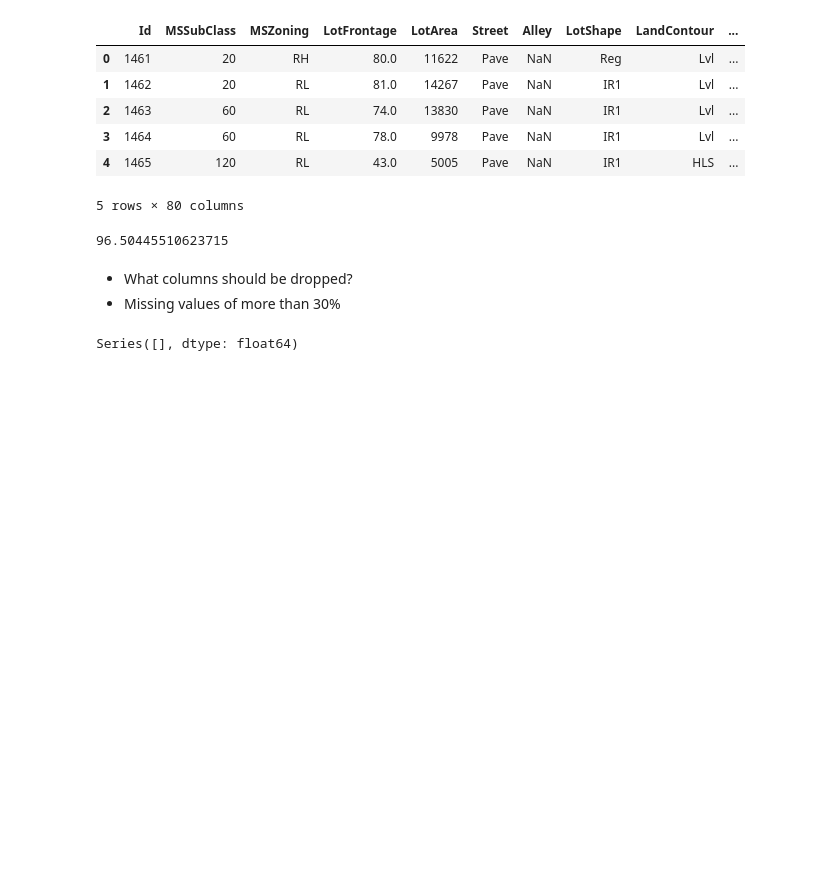
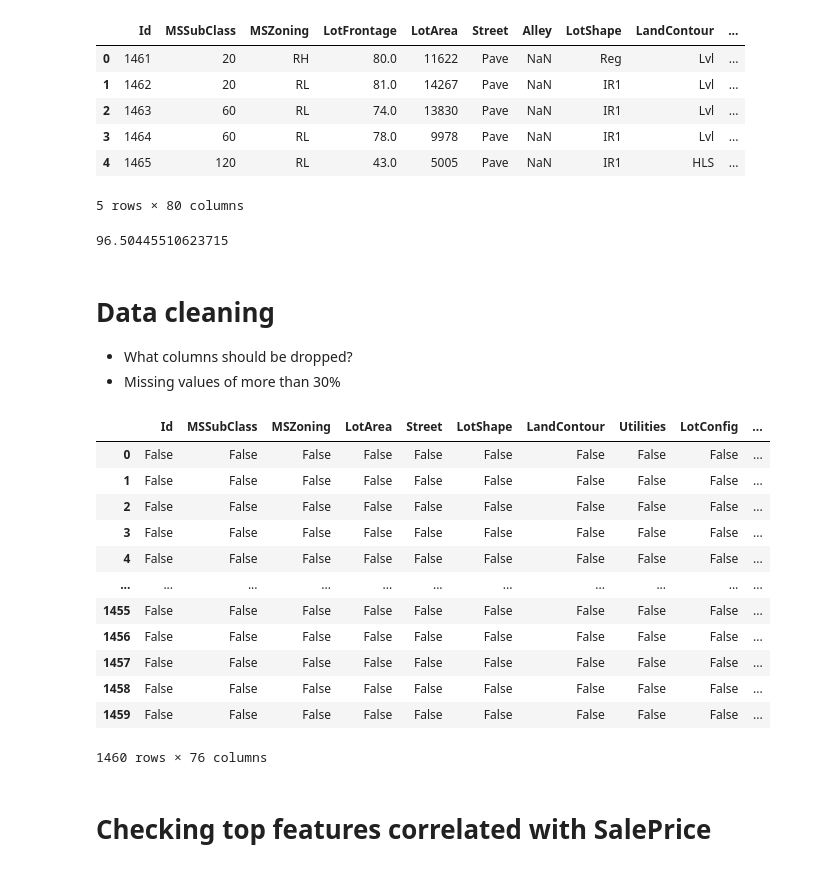
Before and after one commit to Angela-Mukulu-Mwanzia/Phase_3_House-Prices_Feature_engineering, a Jupyter notebook: Notebook/Angela.ipynb, the cells around one changed output. Drawn from its saved outputs; the diff is of its cells as text; code cells hidden in the pictures; blank space fills up the shorter version.

```diff
--- a/Notebook/Angela.ipynb
+++ b/Notebook/Angela.ipynb
@@ -68,12 +67,27 @@ df_test.head()
 # %% [output]
 96.50445510623715
 # %% [markdown]
+# Data cleaning
 - What columns should be dropped?
 - Missing values of more than 30%
 # %%
-df_train_cl = df_train[['Alley','PoolQC','Fence','MiscFeature']].dropna(axis=1)
-df_test_cl = df_test[['Alley','PoolQC','Fence','MiscFeature']].dropna(axis=1)
+df_train_cl = df_train.drop(columns=['LotFrontage','Alley', 'PoolQC', 'Fence', 'MiscFeature'])
+df_test_cl = df_test.drop(columns=['LotFrontage','Alley', 'PoolQC', 'Fence', 'MiscFeature'])
-# %%
-df_test_cl.isna().sum()
-# %% [output]
-Series([], dtype: float64)
+# %%
+df_train_cl.isna()
+# %% [output]
+|  | Id | MSSubClass | MSZoning | LotArea | Street | LotShape | LandContour | Utilities | LotConfig | ... |
+| 0 | False | False | False | False | False | False | False | False | False | ... |
+| 1 | False | False | False | False | False | False | False | False | False | ... |
+| 2 | False | False | False | False | False | False | False | False | False | ... |
+| 3 | False | False | False | False | False | False | False | False | False | ... |
+| 4 | False | False | False | False | False | False | False | False | False | ... |
+| ... | ... | ... | ... | ... | ... | ... | ... | ... | ... | ... |
+| 1455 | False | False | False | False | False | False | False | False | False | ... |
+| 1456 | False | False | False | False | False | False | False | False | False | ... |
+| 1457 | False | False | False | False | False | False | False | False | False | ... |
+| 1458 | False | False | False | False | False | False | False | False | False | ... |
+| 1459 | False | False | False | False | False | False | False | False | False | ... |
+1460 rows × 76 columns
+# %% [markdown]
+# Checking top features correlated with SalePrice
```
Also changed, not shown: parts of 5 cells of this notebook.
